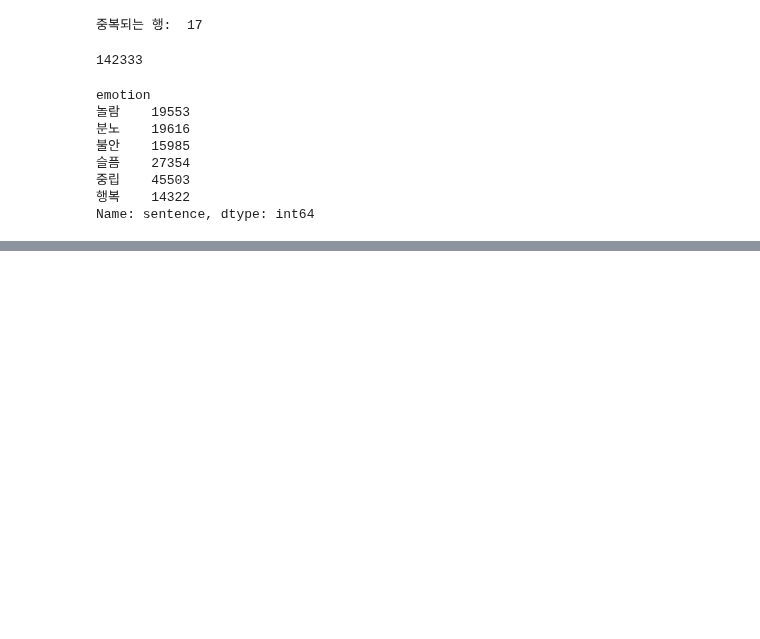
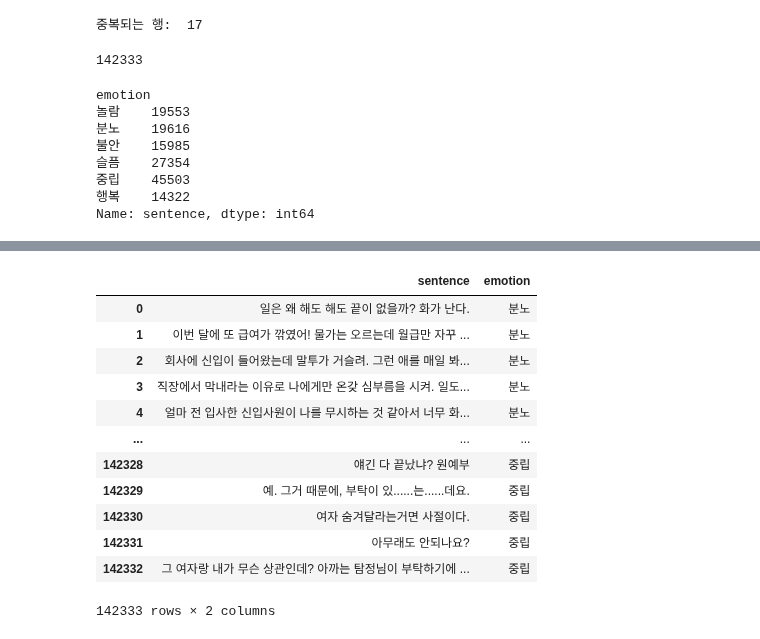
Before and after one commit to Bongwoo2lee/floread, a Jupyter notebook: sentiment-analysis/EDA.ipynb, the cells around one changed output, grey strips where cells are left out. Saved outputs shown, nothing was run; the diff lists cells and outputs as text; code cells hidden in the pictures; blank space fills up the shorter version.

```diff
--- a/sentiment-analysis/EDA.ipynb
+++ b/sentiment-analysis/EDA.ipynb
@@ -552,0 +555,20 @@ trainsum.to_csv("data/병합데이터셋.csv")
+# %%
+import pandas as pd
+
+trainset  = pd.read_csv('data/병합데이터셋.csv', index_col=0)
+trainset.reset_index(drop=True, inplace=True)   #행 재설정
+trainset
+# %% [output]
+|  | sentence | emotion |
+| 0 | 일은 왜 해도 해도 끝이 없을까? 화가 난다. | 분노 |
+| 1 | 이번 달에 또 급여가 깎였어! 물가는 오르는데 월급만 자꾸 ... | 분노 |
+| 2 | 회사에 신입이 들어왔는데 말투가 거슬려. 그런 애를 매일 봐... | 분노 |
+| 3 | 직장에서 막내라는 이유로 나에게만 온갖 심부름을 시켜. 일도... | 분노 |
+| 4 | 얼마 전 입사한 신입사원이 나를 무시하는 것 같아서 너무 화... | 분노 |
+| ... | ... | ... |
+| 142328 | 얘긴 다 끝났냐? 원예부 | 중립 |
+| 142329 | 예. 그거 때문에, 부탁이 있......는......데요. | 중립 |
+| 142330 | 여자 숨겨달라는거면 사절이다. | 중립 |
+| 142331 | 아무래도 안되나요? | 중립 |
+| 142332 | 그 여자랑 내가 무슨 상관인데? 아까는 탐정님이 부탁하기에 ... | 중립 |
+142333 rows × 2 columns
```
Also changed, not shown: parts of 21 cells of this notebook.
